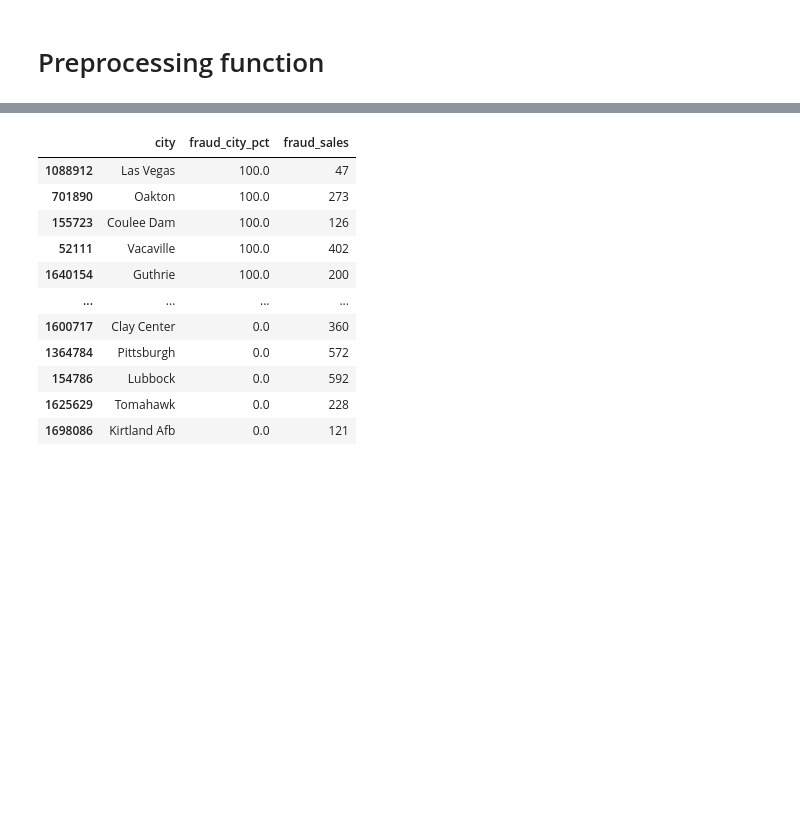
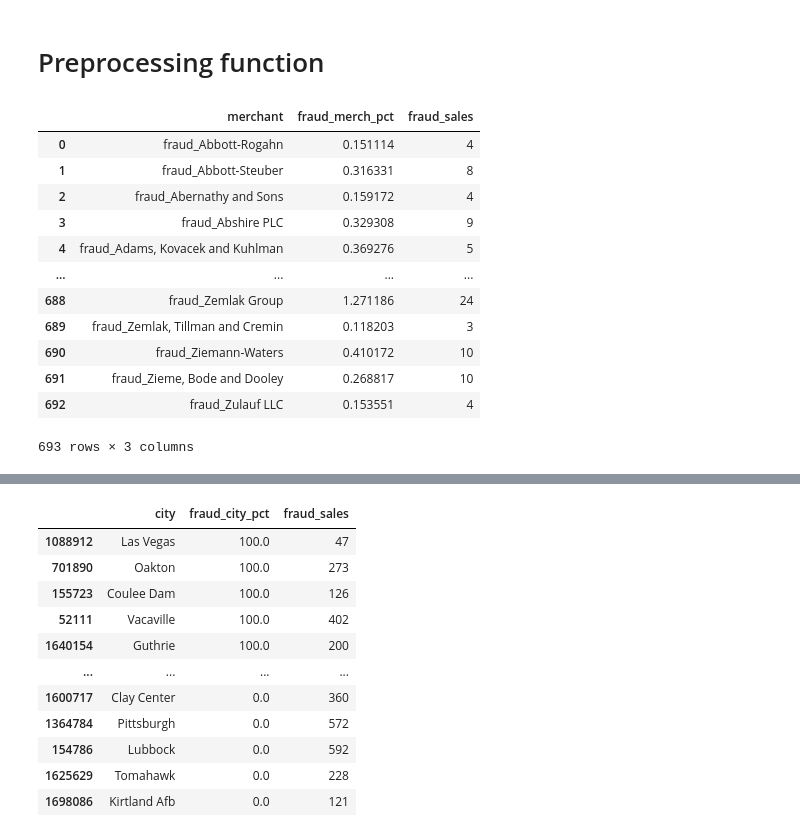
Before and after one commit to No-Country-simulation/c20-70-n-data-bi, a Jupyter notebook: notebooks/EDA_2_test.ipynb, the cells around one changed output, grey strips where cells are left out. Cells and saved outputs as stored; diff of their text form; code cells hidden in the pictures; blank space fills up the shorter version.

```diff
--- a/EDA_2.ipynb
+++ b/notebooks/EDA_2_test.ipynb
@@ -269 +443,17 @@ data_clean, data_all_rows = preprocessing_data(df_combined, create_data=True)
+# %%
+pd.read_csv('./streamlit_app/group_fraud_by_merch_test.csv')[['merchant', 'fraud_merch_pct', 'fraud_sales']]
+# %% [output]
+|  | merchant | fraud_merch_pct | fraud_sales |
+| 0 | fraud_Abbott-Rogahn | 0.151114 | 4 |
+| 1 | fraud_Abbott-Steuber | 0.316331 | 8 |
+| 2 | fraud_Abernathy and Sons | 0.159172 | 4 |
+| 3 | fraud_Abshire PLC | 0.329308 | 9 |
+| 4 | fraud_Adams, Kovacek and Kuhlman | 0.369276 | 5 |
+| ... | ... | ... | ... |
+| 688 | fraud_Zemlak Group | 1.271186 | 24 |
+| 689 | fraud_Zemlak, Tillman and Cremin | 0.118203 | 3 |
+| 690 | fraud_Ziemann-Waters | 0.410172 | 10 |
+| 691 | fraud_Zieme, Bode and Dooley | 0.268817 | 10 |
+| 692 | fraud_Zulauf LLC | 0.153551 | 4 |
+693 rows × 3 columns
 # %%
```
Also changed, not shown: parts of 16 cells of this notebook, 17 other files.
